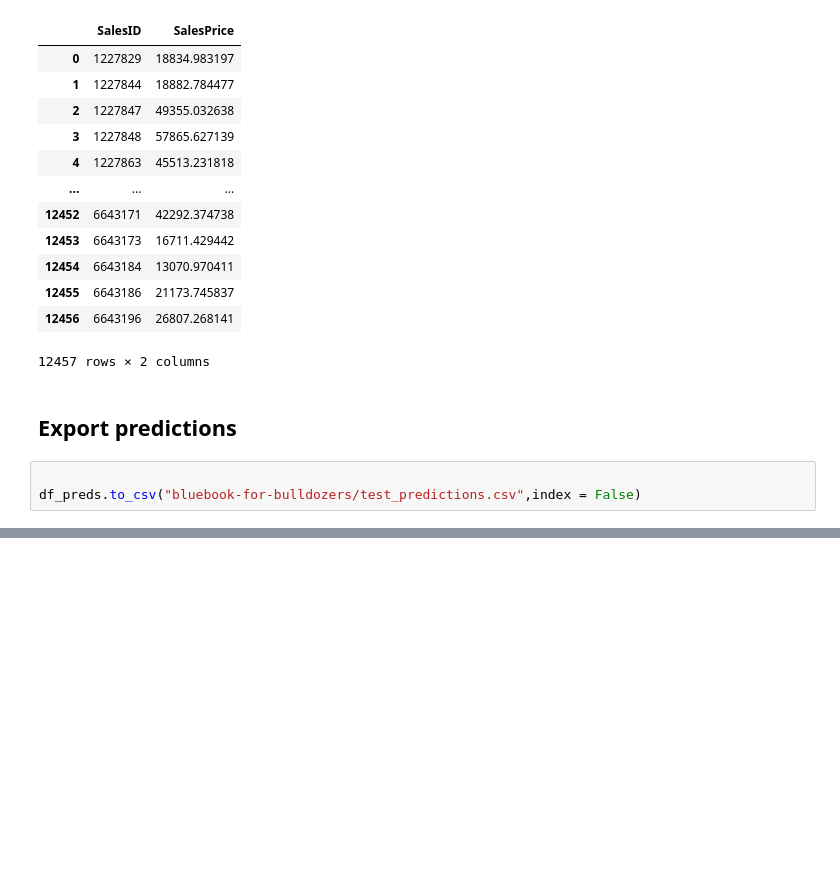
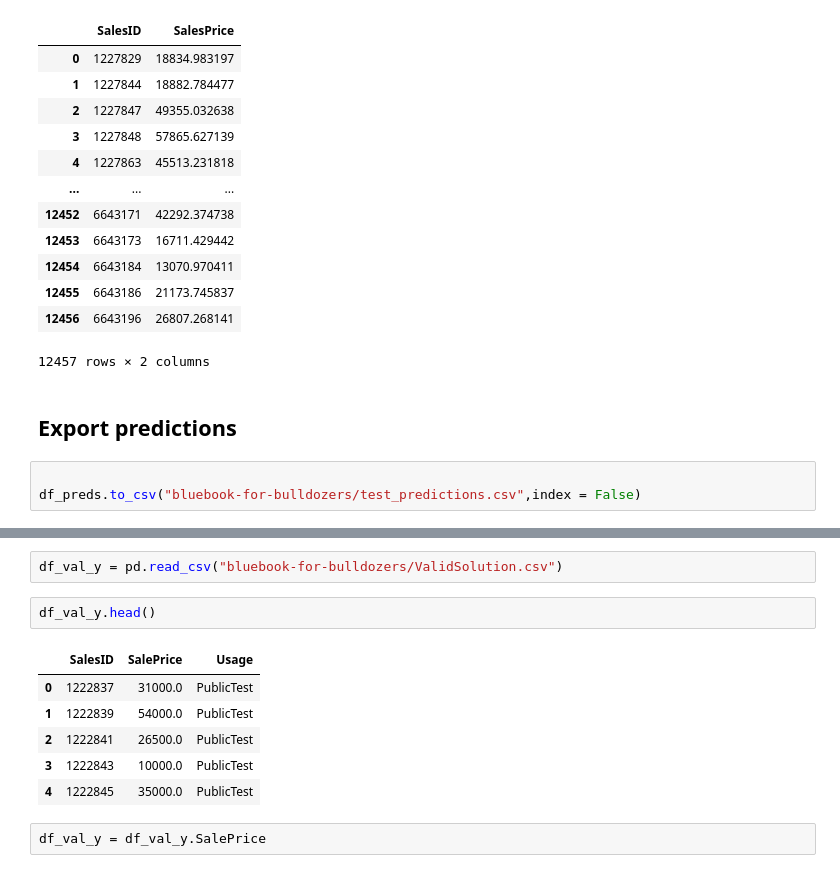
Before and after one commit to PramilDwivedi-github/Machine-Learning-Python, a Jupyter notebook: Buldozer-prediction-regression.ipynb, the cells around one changed output, grey strips where cells are left out. Cells and saved outputs as stored; diff of their text form; blank space fills up the shorter version.

```diff
--- a/Buldozer-prediction-regression.ipynb
+++ b/Buldozer-prediction-regression.ipynb
@@ -875,0 +1190,13 @@ df_preds.to_csv("bluebook-for-bulldozers/test_predictions.csv",index = False)
+# %%
+df_val_y = pd.read_csv("bluebook-for-bulldozers/ValidSolution.csv")
+# %%
+df_val_y.head()
+# %% [output]
+|  | SalesID | SalePrice | Usage |
+| 0 | 1222837 | 31000.0 | PublicTest |
+| 1 | 1222839 | 54000.0 | PublicTest |
+| 2 | 1222841 | 26500.0 | PublicTest |
+| 3 | 1222843 | 10000.0 | PublicTest |
+| 4 | 1222845 | 35000.0 | PublicTest |
+# %%
+df_val_y = df_val_y.SalePrice
```
Also changed, not shown: parts of 70 cells of this notebook.
